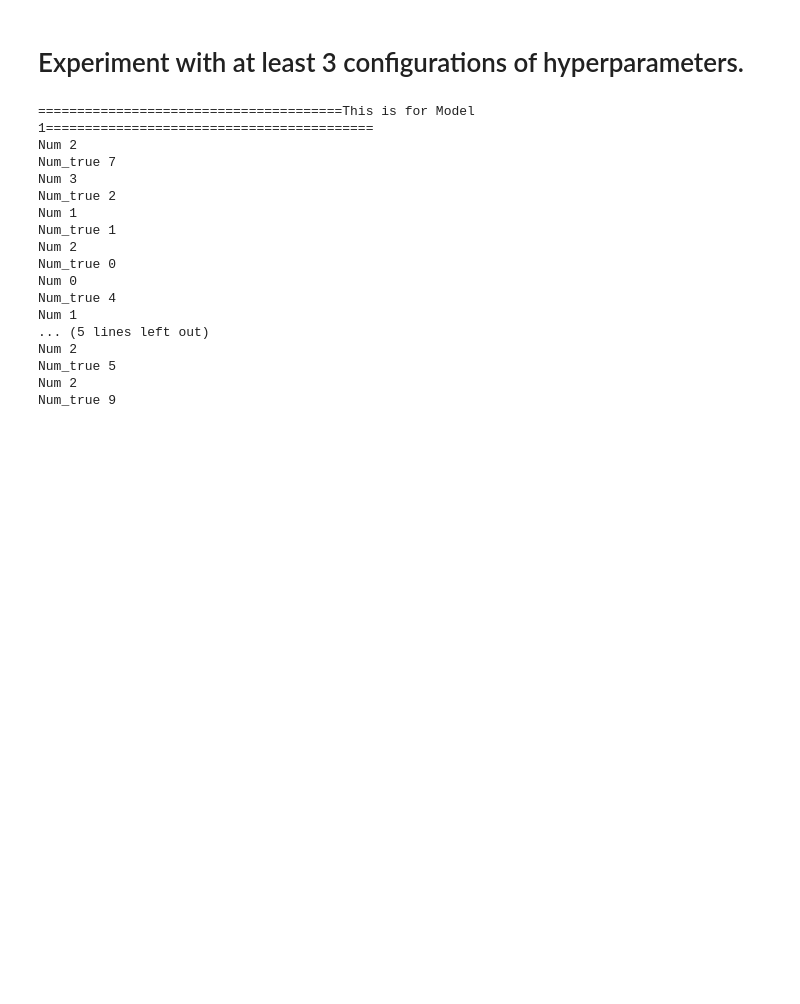
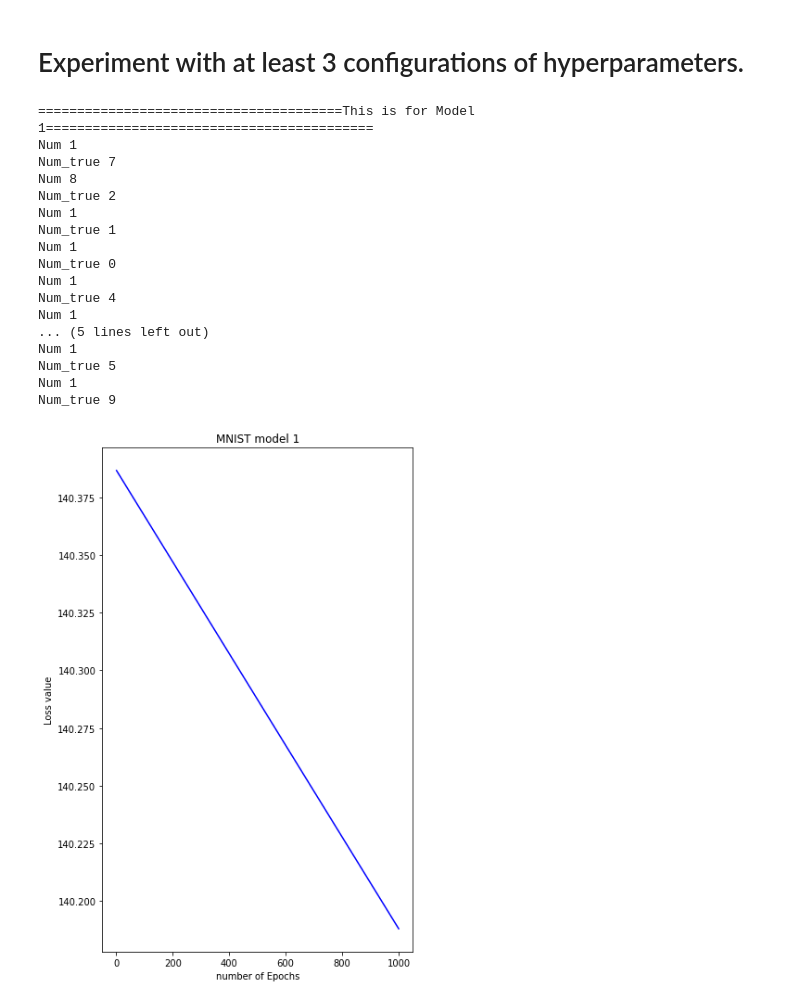
Before and after one commit to nssn96/ML_Neural-networks, a Jupyter notebook: ML_nn_new.ipynb, the cells around one changed output. Cells and saved outputs as stored; diff of their text form; code cells hidden in the pictures; blank space fills up the shorter version.

```diff
--- a/ML_nn_new.ipynb
+++ b/ML_nn_new.ipynb
@@ -360,40 +378,41 @@ Num_true 9
 #Lets see the output for these three changes
 
 #Model 1--> configuration
 mnist_nn_1 = [(28*28),30,30,50,50,10]
 mnist_net_1 = Sequential()
-param = mnist_net_1.train(x_train[0:1000], y_train[0:1000].T,mnist_nn_1, 1000, 0.001)
+param = mnist_net_1.train(x_train[0:1000], y_train[0:1000].T,mnist_nn_1, 1000, 0.001,'MNIST model 1')
 
 print("=======================================This is for Model 1==========================================")
 samples = 10
 for test, true in zip(x_test[:samples], y_test[:samples]):
     image = np.reshape(test, (28, 28))
     #plt.imshow(image, cmap='binary')
     #plt.show()
     pred = mnist_net_1.predict(test,param)
     #print(pred)
     num = np.argmax(pred)
     num_true = np.argmax(true)
     print('Num',str(num)[0])
     print('Num_true',num_true)
 # %% [output]
 =======================================This is for Model 1==========================================
-Num 2
+Num 1
 Num_true 7
-Num 3
+Num 8
 Num_true 2
 Num 1
 Num_true 1
-Num 2
+Num 1
 Num_true 0
-Num 0
+Num 1
 Num_true 4
 Num 1
 ... (5 lines left out)
-Num 2
+Num 1
 Num_true 5
-Num 2
+Num 1
 Num_true 9
+[figure, added]
 # %%
 #Model 2--> configuration
 mnist_nn_2 = [(28*28),100,100,50,50,10]
```
Also changed, not shown: parts of 8 cells of this notebook.
